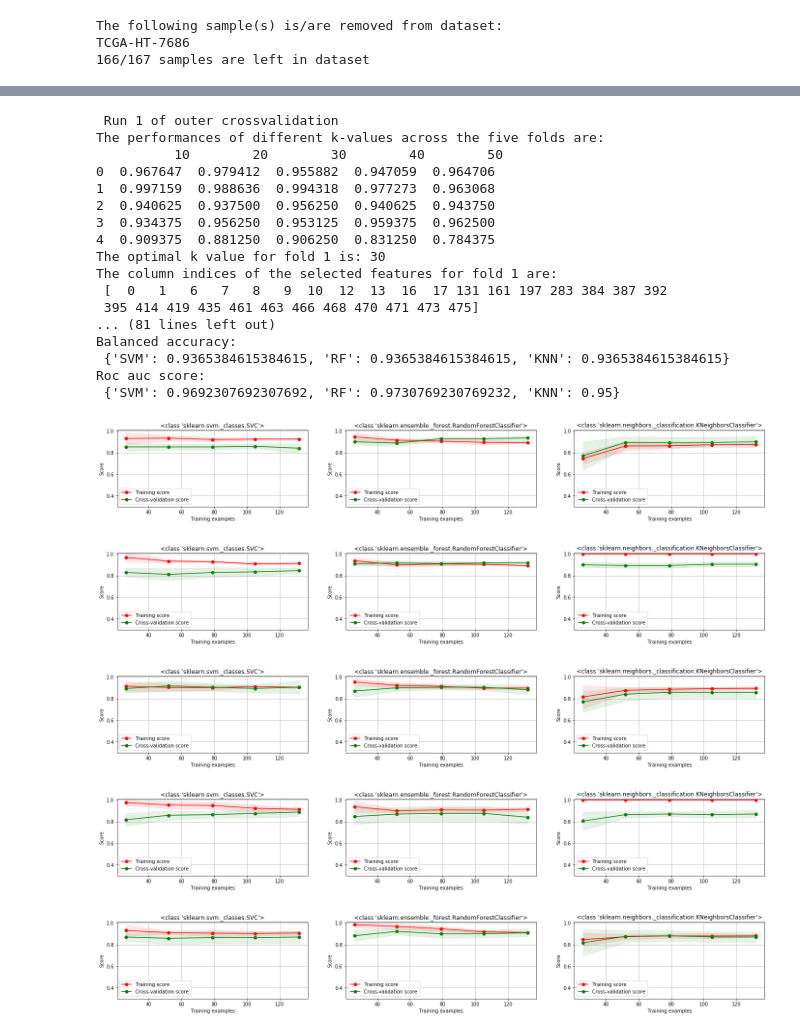
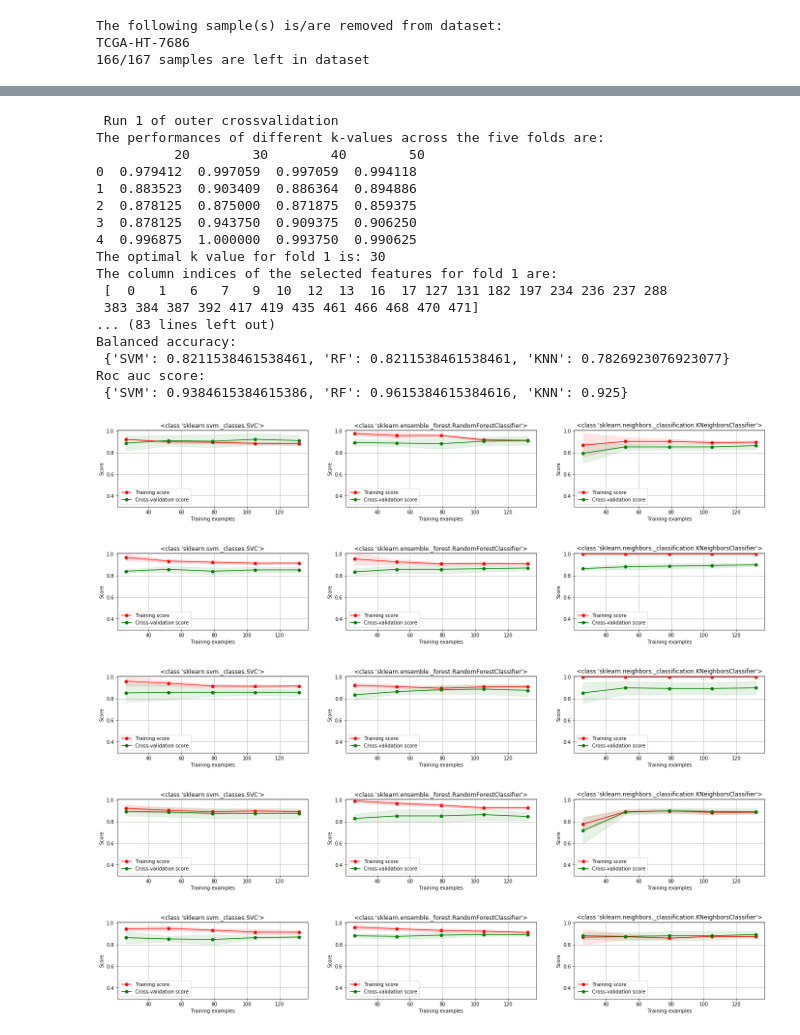
Before and after one commit to mfvanhaaften/TM10007_PROJECT, a Jupyter notebook: assignment.ipynb, the cells around one changed output, grey strips where cells are left out. Saved outputs shown, nothing was run; the diff lists cells and outputs as text; code cells hidden in the pictures.

```diff
--- a/assignment.ipynb
+++ b/assignment.ipynb
@@ -569,26 +609,25 @@ def select_hyperparameter_feature_selection(X_train, y_train, hyperparameter_opt
 # %%
 
-skf_2 = StratifiedKFold(n_splits=5, random_state=None, shuffle=True)
+skf_outer = StratifiedKFold(n_splits=5, random_state=None, shuffle=True)
 
+# Initialization
+FEATURES_SELECTED_TOTAL = list()
+fold = 0
 
-ACCURACIES_OUTER = list()
-BALANCED_ACCURACIES_OUTER = list()
-ROC_AUC_OUTER = list()
-FEATURES_SELECTED_TOTAL = list()
-
-fold = 0
+# Create dataframes
 ACCURACY = pd.DataFrame(columns=['SVM', 'RF', 'KNN'])
 ACCURACY_BALANCED = pd.DataFrame(columns=['SVM', 'RF', 'KNN'])
 AUC = pd.DataFrame(columns=['SVM', 'RF', 'KNN'])
 
-for train_index, test_index in skf_2.split(DATA_FEAT_SEL, LABELS_SEL):
+
+for train_index, test_index in skf_outer.split(DATA_FEAT_SEL, LABELS_SEL):
     fold += 1
     print(f'\n \n Run {fold} of outer crossvalidation')
+
+    # Split data into train and test set for outer crossvalidation
     X_train, X_test = np.array(DATA_FEAT_SEL)[train_index], np.array(DATA_FEAT_SEL)[test_index]
     y_train, y_test = np.array(LABELS_SEL)[train_index], np.array(LABELS_SEL)[test_index]
 
-    gbm_train = X_train[y_train=='GBM']
-    lgg_train = X_train[y_train=='LGG']
 
     # ---------------------------------- IMPUTATION -----------------------------------
 
@@ -598,28 +637,24 @@ for train_index, test_index in skf_2.split(DATA_FEAT_SEL, LABELS_SEL):
     X_train_scal, X_test_scal = scale_train_and_test_data(X_train_imp, X_test_imp)
 
     # ------------------------------------ FEATURE SELECTION -------------------------------
-    #RFECV
-    #selected_features = select_features_rfecv(X_train_scal, y_train)
-    #X_train_sel = X_train_scal[:,selected_features]
-    #X_test_sel = X_test_scal[:,selected_features]
 
-    # Univariate and L1
-    k_options = [10, 20, 30, 40, 50]
+    # Determining optimal number of features k
+    k_options = [20, 30, 40, 50]
     k_optimal = select_hyperparameter_feature_selection(X_train_scal, y_train, k_options)
     print(f'The optimal k value for fold {fold} is: {k_optimal}')
 
+    # Univariate feature selection
     X_train_sel, X_test_sel, selected_indices = select_features_univariate(X_train_scal, y_train, X_test_scal, k_value=k_optimal)
 
-    #X_train_sel, X_test_sel, selected_indices = select_features_L1(X_train_scal, y_train, X_test_scal)
     print(f'The column indices of the selected features for fold {fold} are: \n {selected_indices}')
+
+    # Determine names of features that were selected
     features_selected = list()
     for index in selected_indices:
         features_selected.append(DATA_FEAT_SEL.columns[index])
     FEATURES_SELECTED_TOTAL.append(features_selected)
 
-    #X_train_sel, X_test_sel = pca_analysis(X_train_scal, X_test_scal)
-
-    # -------------- INNER CROSSVALIDATION HYPERPARAMETERS---------------------------------
+    # -------------- INNER CROSSVALIDATION FOR DETERMINATION OF HYPERPARAMETERS OF CLASSIFIERS ---------------------------------
     svm_classifier = svm_randomized_search(X_train_sel, y_train)
 
     rf_classifier = rf_randomized_search(X_train_sel, y_train)
@@ -629,7 +664,8 @@ for train_index, test_index in skf_2.split(DATA_FEAT_SEL, LABELS_SEL):
     clfs = [svm_classifier, rf_classifier, knn_classifier]
     clfs_names = ['SVM', 'RF', 'KNN']
 
-    # ---------------- Train and Test classifier ------------------------------------------------
+    # ---------------- TRAIN AND TEST CLASSIFIERS (OUTER CROSSVALIDATION) ------------------------------------------------
+    # Initialisation
     acc_dict = dict()
     accuracy_total = list()
 
@@ -639,6 +675,7 @@ for train_index, test_index in skf_2.split(DATA_FEAT_SEL, LABELS_SEL):
     roc_auc_score_dict = dict()
     roc_auc_score_total = list()
 
+    # Determine performance
     for clf, name in zip(clfs, clfs_names):
         acc_dict[name], bal_acc_dict[name], roc_auc_score_dict[name] = get_performance_classifier(clf, X_train_sel, y_train, X_test_sel, y_test)
 
@@ -646,51 +683,51 @@ for train_index, test_index in skf_2.split(DATA_FEAT_SEL, LABELS_SEL):
     bal_acc_total.append(bal_acc_dict)
     roc_auc_score_total.append(roc_auc_score_dict)
 
     ACCURACY = ACCURACY.append(acc_dict, ignore_index=True)
     ACCURACY_BALANCED = ACCURACY_BALANCED.append(bal_acc_dict, ignore_index=True)
     AUC = AUC.append(roc_auc_score_dict, ignore_index=True)
 
     print(f'Regular accuracy: \n {acc_dict}')
     print(f'Balanced accuracy: \n {bal_acc_dict}')
     print(f'Roc auc score: \n {roc_auc_score_dict}')
 
-    ACCURACIES_OUTER.append(accuracy_total)
-    BALANCED_ACCURACIES_OUTER.append(bal_acc_total)
-    ROC_AUC_OUTER.append(roc_auc_score_total)
-
     #-------------------- LEARNING CURVES --------------------------------------------------
+    # Initialisation
     cv = StratifiedShuffleSplit(n_splits=5, test_size=0.2, random_state=None)
     num = 0
     fig = plt.figure(figsize=(24,8*len(clfs)))
+
+    # Merge LGG and GBM patients
     X_total = np.concatenate((X_train_sel, X_test_sel), axis=0)
     y_total = np.concatenate([y_train, y_test])
 
+    # Compute learning curves
     for clf in clfs:
         title = str(type(clf))
         ax = fig.add_subplot(7, 3, num+1)
         plot_learning_curve(clf, title, X_total, y_total, ax, ylim=(0.3, 1.01), cv=cv, train_sizes=np.linspace(0.2,                             1,5))
         num += 1
 # %% [output]
  Run 1 of outer crossvalidation
 The performances of different k-values across the five folds are:
-          10        20        30        40        50
-0  0.967647  0.979412  0.955882  0.947059  0.964706
-1  0.997159  0.988636  0.994318  0.977273  0.963068
-2  0.940625  0.937500  0.956250  0.940625  0.943750
-3  0.934375  0.956250  0.953125  0.959375  0.962500
-4  0.909375  0.881250  0.906250  0.831250  0.784375
+          20        30        40        50
+0  0.979412  0.997059  0.997059  0.994118
+1  0.883523  0.903409  0.886364  0.894886
+2  0.878125  0.875000  0.871875  0.859375
+3  0.878125  0.943750  0.909375  0.906250
+4  0.996875  1.000000  0.993750  0.990625
 The optimal k value for fold 1 is: 30
 The column indices of the selected features for fold 1 are:
- [  0   1   6   7   8   9  10  12  13  16  17 131 161 197 283 384 387 392
- 395 414 419 435 461 463 466 468 470 471 473 475]
-... (81 lines left out)
+ [  0   1   6   7   9  10  12  13  16  17 127 131 182 197 234 236 237 288
+ 383 384 387 392 417 419 435 461 466 468 470 471]
+... (83 lines left out)
 Balanced accuracy:
- {'SVM': 0.9365384615384615, 'RF': 0.9365384615384615, 'KNN': 0.9365384615384615}
+ {'SVM': 0.8211538461538461, 'RF': 0.8211538461538461, 'KNN': 0.7826923076923077}
 Roc auc score:
- {'SVM': 0.9692307692307692, 'RF': 0.9730769230769232, 'KNN': 0.95}
+ {'SVM': 0.9384615384615386, 'RF': 0.9615384615384616, 'KNN': 0.925}
-[figure, old version]
+[figure, new version]
-[figure, old version]
+[figure, new version]
-[figure, old version]
+[figure, new version]
-[figure, old version]
+[figure, new version]
-[figure, old version]
+[figure, new version]
 # %% [markdown]
```
Also changed, not shown: parts of 39 cells of this notebook.
